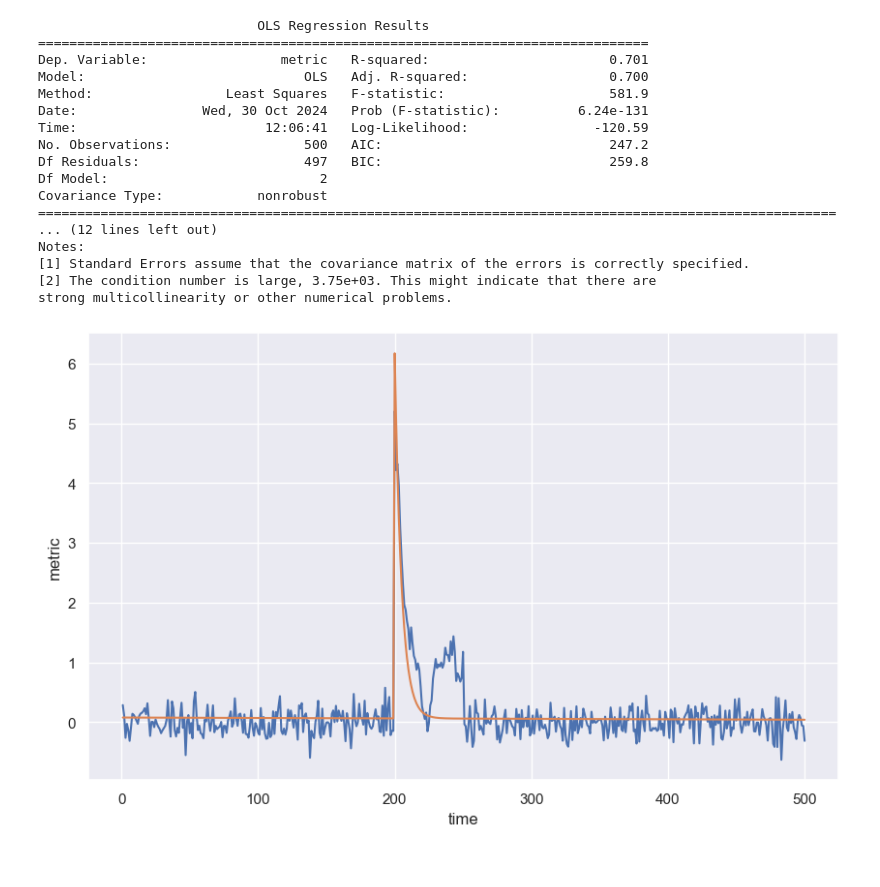
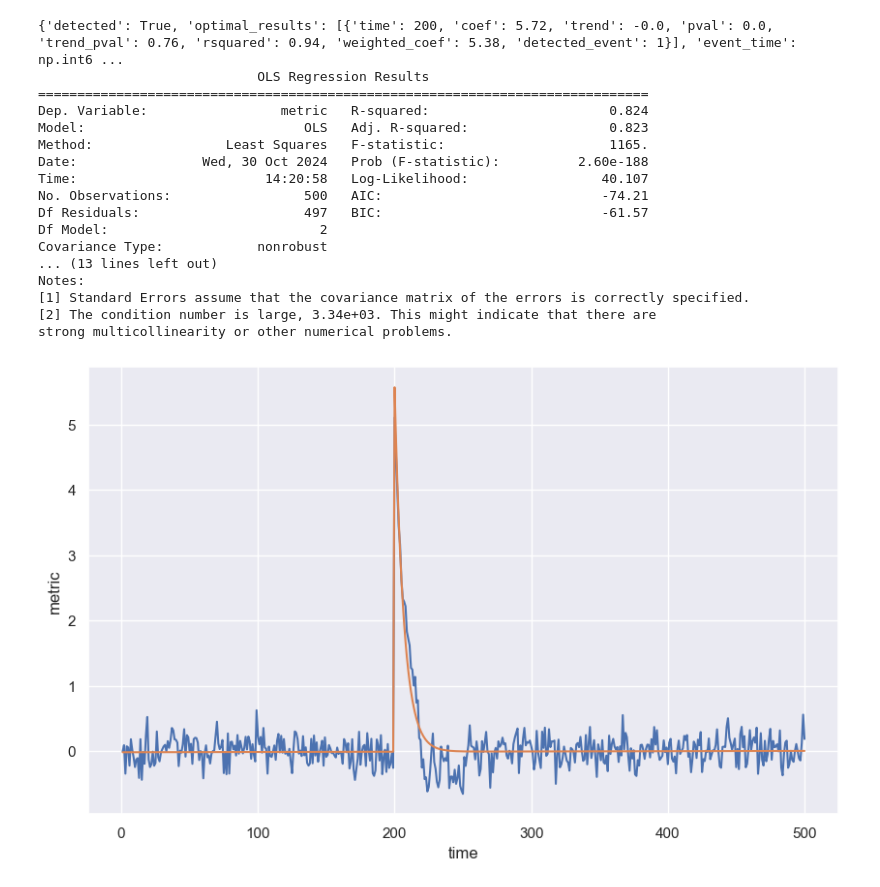
Before and after one commit to nikosga/evDetect, a Jupyter notebook: notebooks/tutorial.ipynb, the cells around one changed output. Cells and saved outputs as stored; diff of their text form; code cells hidden in the pictures.

```diff
--- a/notebooks/tutorial.ipynb
+++ b/notebooks/tutorial.ipynb
@@ -44,28 +44,28 @@ s.plot()
 # %%
-d=Detector(event_type='diminishing')
+d=Detector()
 d.fit(s.data)
-d.summary()
+print(d.summary())
 d.predict()
 d.plot()
 # %% [output]
+{'detected': True, 'optimal_results': [{'time': 200, 'coef': 5.72, 'trend': -0.0, 'pval': 0.0, 'trend_pval': 0.76, 'rsquared': 0.94, 'weighted_coef': 5.38, 'detected_event': 1}], 'event_time': np.int6 ...
                             OLS Regression Results
 ==============================================================================
-Dep. Variable:                 metric   R-squared:                       0.701
-Model:                            OLS   Adj. R-squared:                  0.700
-Method:                 Least Squares   F-statistic:                     581.9
-Date:                Wed, 30 Oct 2024   Prob (F-statistic):          6.24e-131
-Time:                        12:06:41   Log-Likelihood:                -120.59
-No. Observations:                 500   AIC:                             247.2
-Df Residuals:                     497   BIC:                             259.8
+Dep. Variable:                 metric   R-squared:                       0.824
+Model:                            OLS   Adj. R-squared:                  0.823
+Method:                 Least Squares   F-statistic:                     1165.
+Date:                Wed, 30 Oct 2024   Prob (F-statistic):          2.60e-188
+Time:                        14:20:58   Log-Likelihood:                 40.107
+No. Observations:                 500   AIC:                            -74.21
+Df Residuals:                     497   BIC:                            -61.57
 Df Model:                           2
 Covariance Type:            nonrobust
-======================================================================================================
-... (12 lines left out)
+... (13 lines left out)
 Notes:
 [1] Standard Errors assume that the covariance matrix of the errors is correctly specified.
-[2] The condition number is large, 3.75e+03. This might indicate that there are
+[2] The condition number is large, 3.34e+03. This might indicate that there are
 strong multicollinearity or other numerical problems.
-[figure, old version]
+[figure, new version]
 # %%
 s = Scenario(scenario_type='constant_with_trend')
 s.plot()
```
Also changed, not shown: parts of 7 cells of this notebook, 1 other file.
